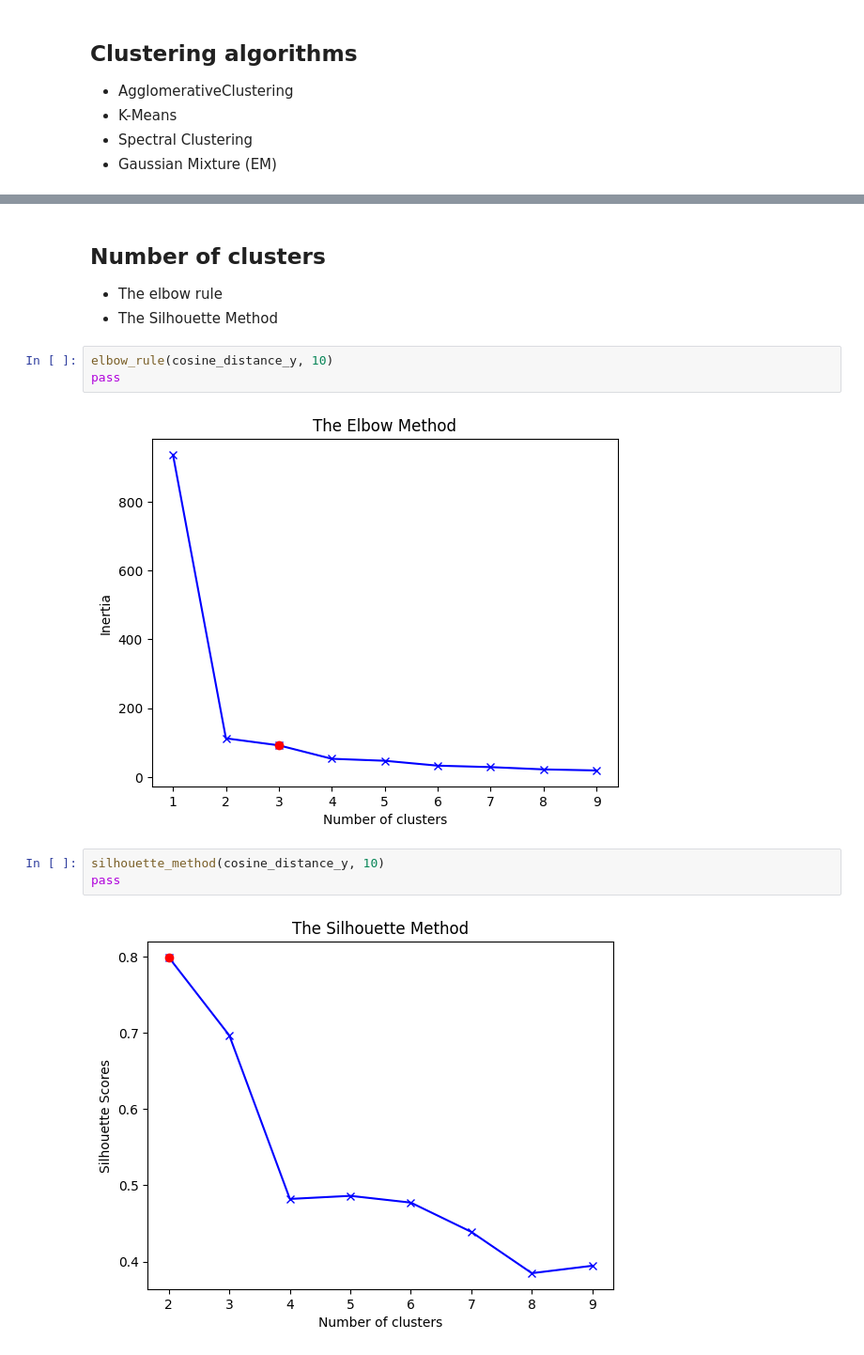
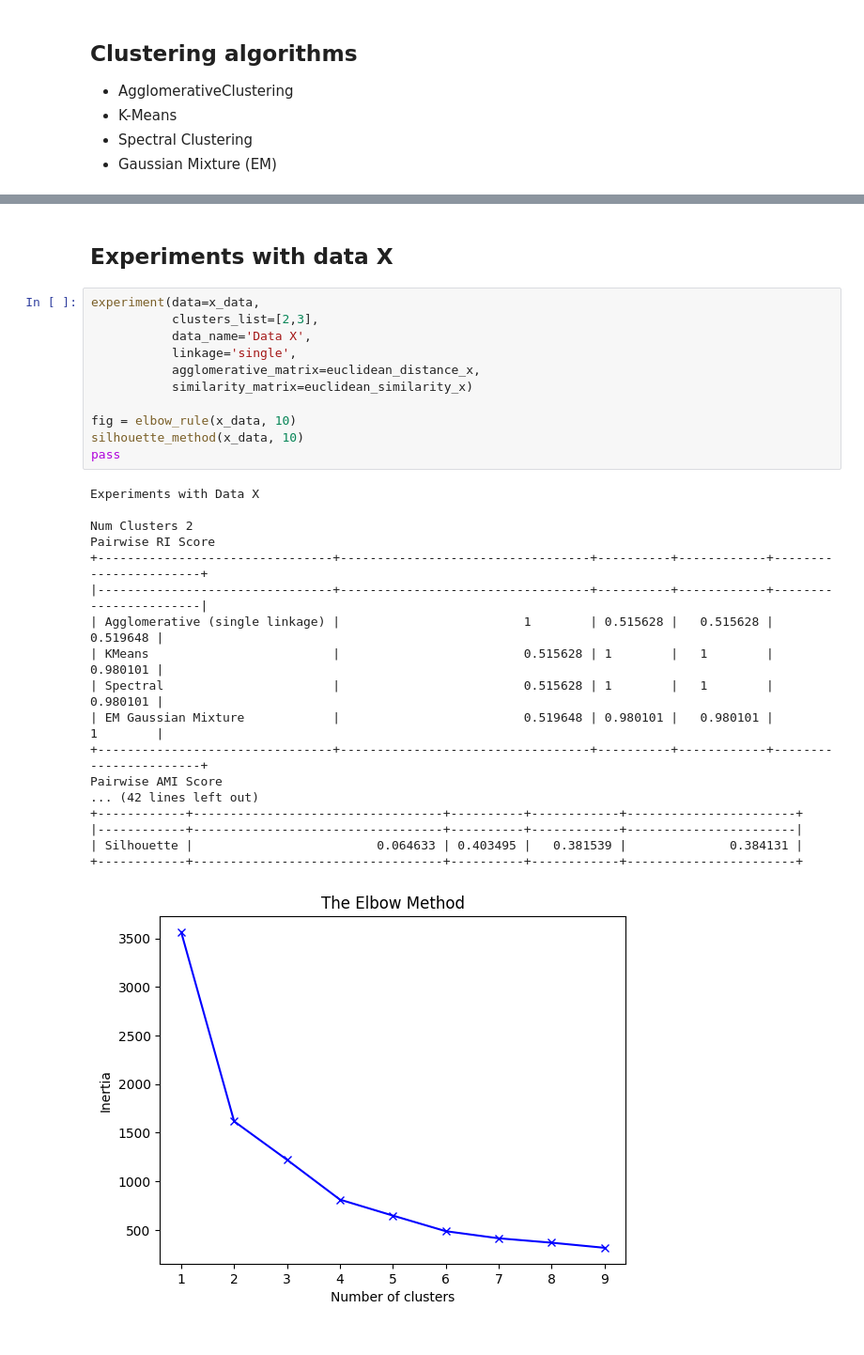
Before and after one commit to Data-Mining-HSE/clustering, a Jupyter notebook: solution.ipynb, the cells around one changed output, grey strips where cells are left out. Shown: that part at 94% size. Drawn from its saved outputs; the diff is of its cells as text.

Commit message:
Experiments result (#1)
* modularity

* fix

* metric

* fix

* fix

* fix

* fix

```diff
--- a/solution.ipynb
+++ b/solution.ipynb
@@ -92,15 +43,32 @@ Num Clusters Is 3
-# %% [markdown]
-## Number of clusters
-
-- The elbow rule
-- The Silhouette Method
-# %%
-elbow_rule(cosine_distance_y, 10)
-pass
-# %% [output]
-[figure, removed]
-# %%
-silhouette_method(cosine_distance_y, 10)
-pass
-# %% [output]
-[figure, removed]
+# %% [markdown]
+## Experiments with data X
+# %%
+experiment(data=x_data,
+           clusters_list=[2,3],
+           data_name='Data X',
+           linkage='single',
+           agglomerative_matrix=euclidean_distance_x,
+           similarity_matrix=euclidean_similarity_x)
+
+fig = elbow_rule(x_data, 10)
+silhouette_method(x_data, 10)
+pass
+# %% [output]
+Experiments with Data X
+
+Num Clusters 2
+Pairwise RI Score
++--------------------------------+----------------------------------+----------+------------+-----------------------+
+|--------------------------------+----------------------------------+----------+------------+-----------------------|
+| Agglomerative (single linkage) |                         1        | 0.515628 |   0.515628 |              0.519648 |
+| KMeans                         |                         0.515628 | 1        |   1        |              0.980101 |
+| Spectral                       |                         0.515628 | 1        |   1        |              0.980101 |
+| EM Gaussian Mixture            |                         0.519648 | 0.980101 |   0.980101 |              1        |
++--------------------------------+----------------------------------+----------+------------+-----------------------+
+Pairwise AMI Score
+... (42 lines left out)
++------------+----------------------------------+----------+------------+-----------------------+
+|------------+----------------------------------+----------+------------+-----------------------|
+| Silhouette |                         0.064633 | 0.403495 |   0.381539 |              0.384131 |
++------------+----------------------------------+----------+------------+-----------------------+
+[figure, added]
```
Also changed, not shown: parts of 14 cells of this notebook, 3 other files.
